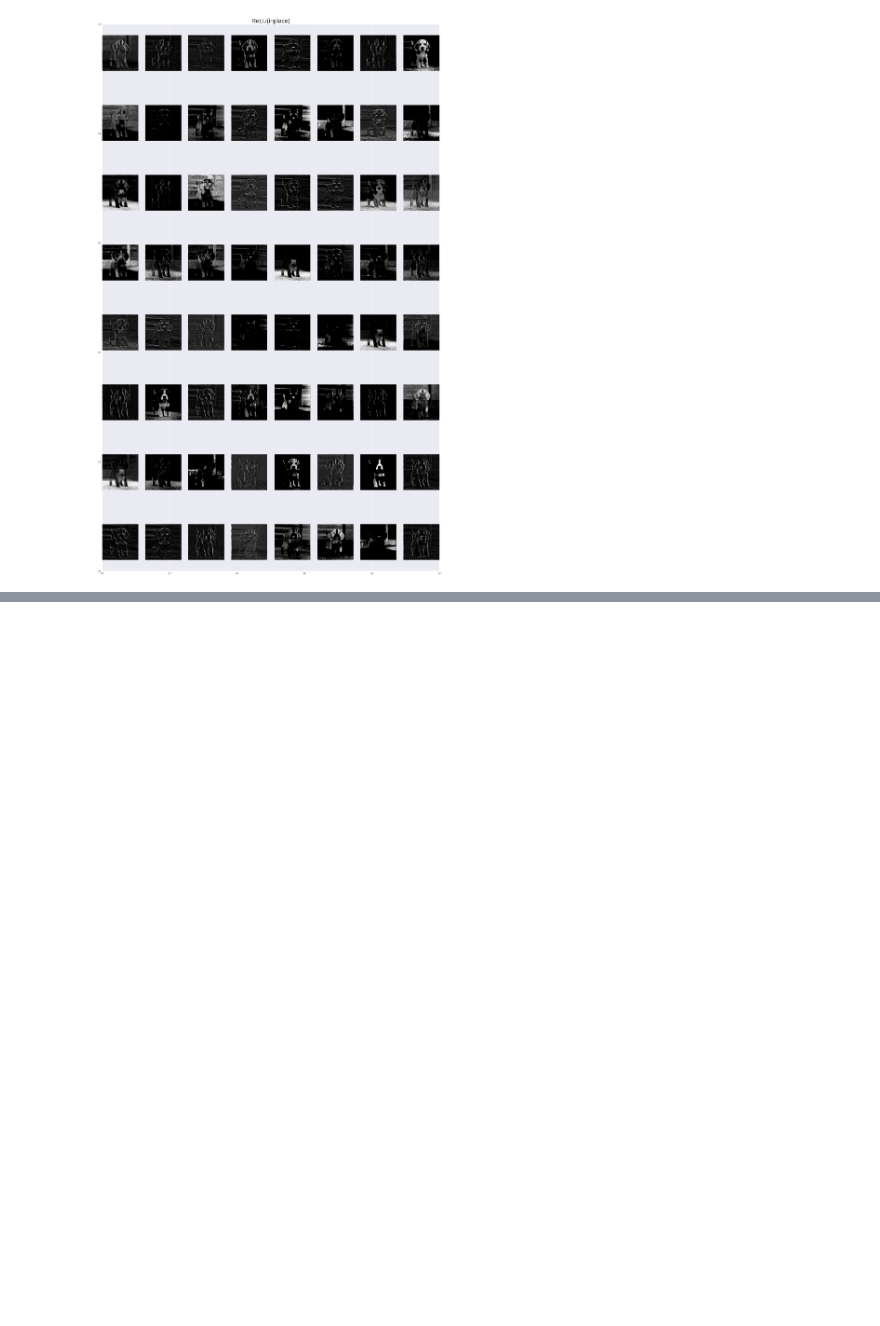
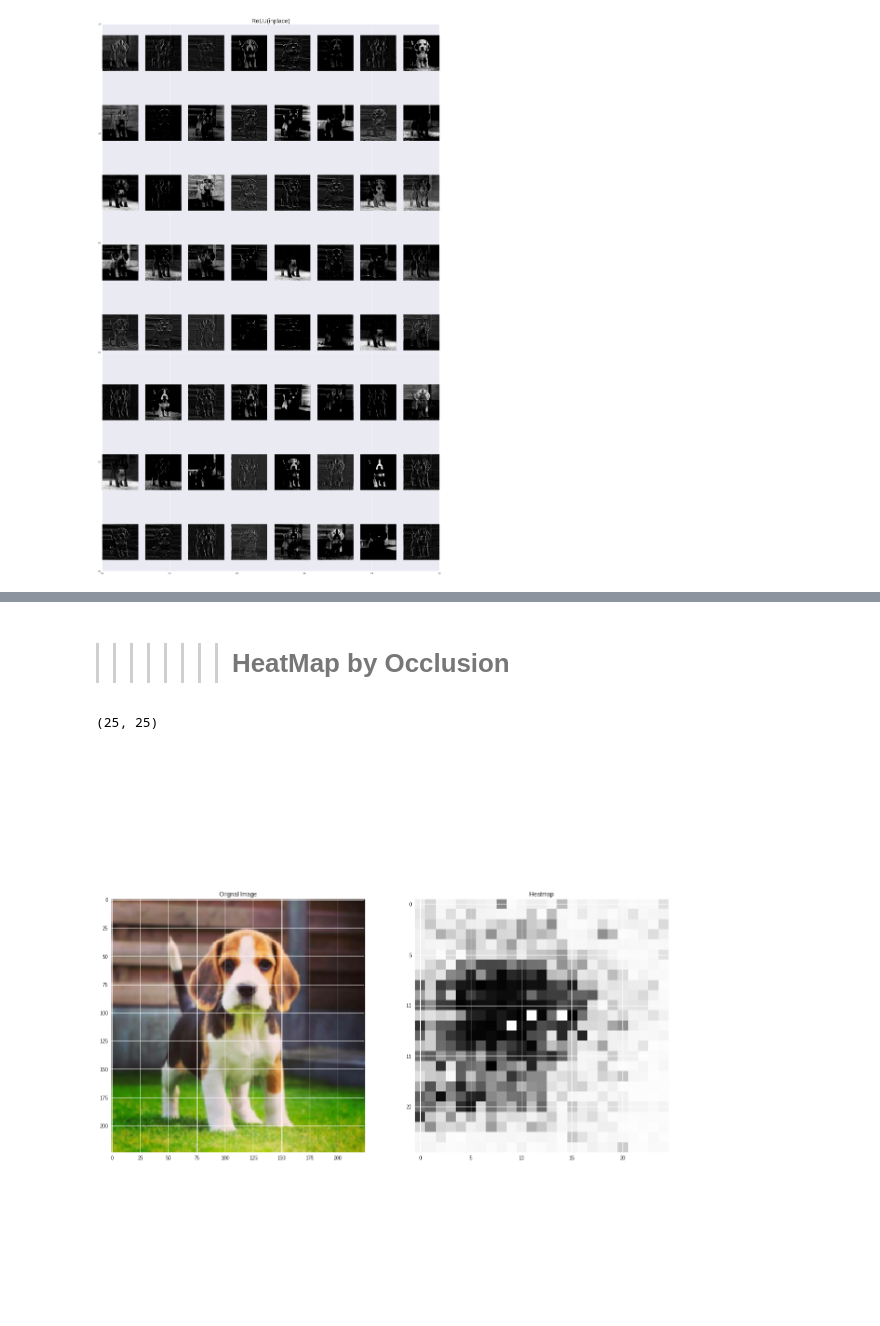
Before and after one commit to saranshkarira/CNN-Visual-Interpretor-PyTorch, a Jupyter notebook: visualizations.ipynb, the cells around one changed output, grey strips where cells are left out. Cells and saved outputs as stored; diff of their text form; code cells hidden in the pictures; blank space fills up the shorter version.

Commit message:
Occlusion

```diff
--- a/visualizations.ipynb
+++ b/visualizations.ipynb
@@ -241,0 +320,3 @@ filter_activations(dog, 1)
+# %%
+dog = preprocess(load_image('beagle.jpg'))
+predict(dog)
@@ -241,0 +326,7 @@ filter_activations(dog, 1)
+# %% [markdown]
+>>>>>>>> # HeatMap by Occlusion
+# %%
+beagle_heatmap = make_heatmap(dog, 162, 100, 5)
+# %% [output]
+(25, 25)
+[figure, added]
```
Also changed, not shown: parts of 8 cells of this notebook.
